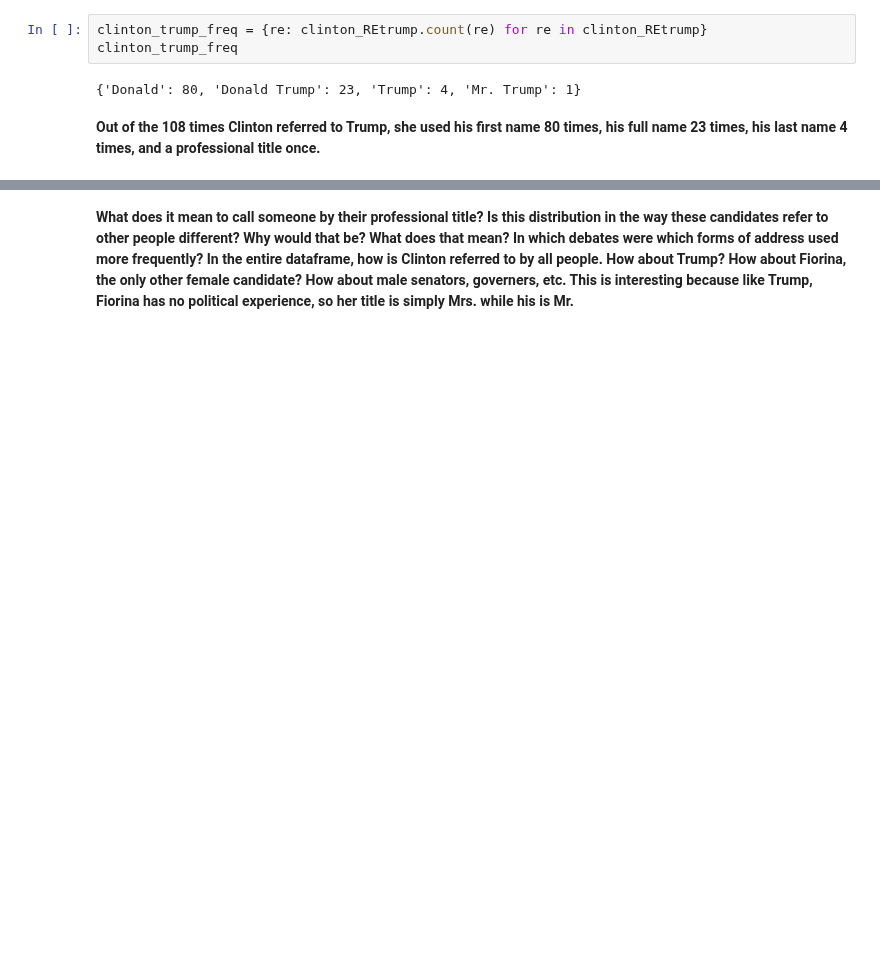
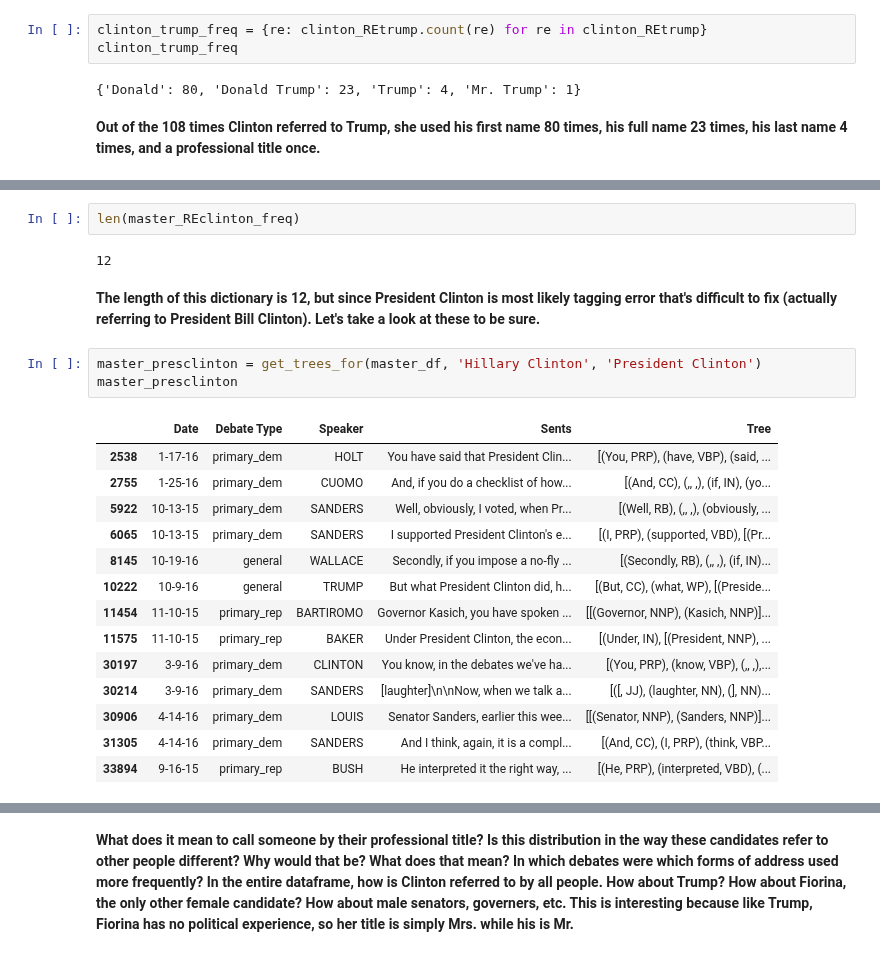
Before and after one commit to Data-Science-for-Linguists/2016-Debates-and-Referring-Expressions, a Jupyter notebook: analysis.ipynb, the cells around one changed output, grey strips where cells are left out. Saved outputs shown, nothing was run; the diff lists cells and outputs as text; blank space fills up the shorter version.

```diff
--- a/analysis.ipynb
+++ b/analysis.ipynb
@@ -461,0 +503,24 @@ clinton_trump_freq
+# %%
+len(master_REclinton_freq)
+# %% [output]
+12
+# %% [markdown]
+**The length of this dictionary is 12, but since President Clinton is most likely tagging error that's difficult to fix (actually referring to President Bill Clinton). Let's take a look at these to be sure.**
+# %%
+master_presclinton = get_trees_for(master_df, 'Hillary Clinton', 'President Clinton')
+master_presclinton
+# %% [output]
+|  | Date | Debate Type | Speaker | Sents | Tree |
+| 2538 | 1-17-16 | primary_dem | HOLT | You have said that President Clin... | [(You, PRP), (have, VBP), (said, ... |
+| 2755 | 1-25-16 | primary_dem | CUOMO | And, if you do a checklist of how... | [(And, CC), (,, ,), (if, IN), (yo... |
+| 5922 | 10-13-15 | primary_dem | SANDERS | Well, obviously, I voted, when Pr... | [(Well, RB), (,, ,), (obviously, ... |
+| 6065 | 10-13-15 | primary_dem | SANDERS | I supported President Clinton's e... | [(I, PRP), (supported, VBD), [(Pr... |
+| 8145 | 10-19-16 | general | WALLACE | Secondly, if you impose a no-fly ... | [(Secondly, RB), (,, ,), (if, IN)... |
+| 10222 | 10-9-16 | general | TRUMP | But what President Clinton did, h... | [(But, CC), (what, WP), [(Preside... |
+| 11454 | 11-10-15 | primary_rep | BARTIROMO | Governor Kasich, you have spoken ... | [[(Governor, NNP), (Kasich, NNP)]... |
+| 11575 | 11-10-15 | primary_rep | BAKER | Under President Clinton, the econ... | [(Under, IN), [(President, NNP), ... |
+| 30197 | 3-9-16 | primary_dem | CLINTON | You know, in the debates we've ha... | [(You, PRP), (know, VBP), (,, ,),... |
+| 30214 | 3-9-16 | primary_dem | SANDERS | [laughter]\n\nNow, when we talk a... | [([, JJ), (laughter, NN), (], NN)... |
+| 30906 | 4-14-16 | primary_dem | LOUIS | Senator Sanders, earlier this wee... | [[(Senator, NNP), (Sanders, NNP)]... |
+| 31305 | 4-14-16 | primary_dem | SANDERS | And I think, again, it is a compl... | [(And, CC), (I, PRP), (think, VBP... |
+| 33894 | 9-16-15 | primary_rep | BUSH | He interpreted it the right way, ... | [(He, PRP), (interpreted, VBD), (... |
```
Also changed, not shown: parts of 59 cells of this notebook.
